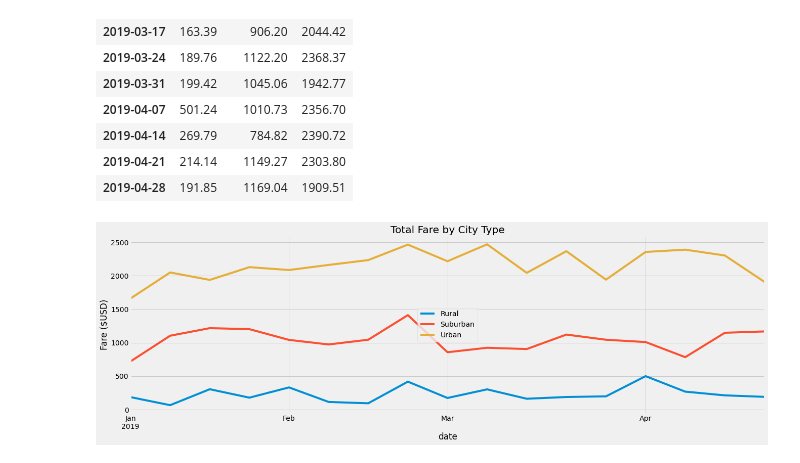
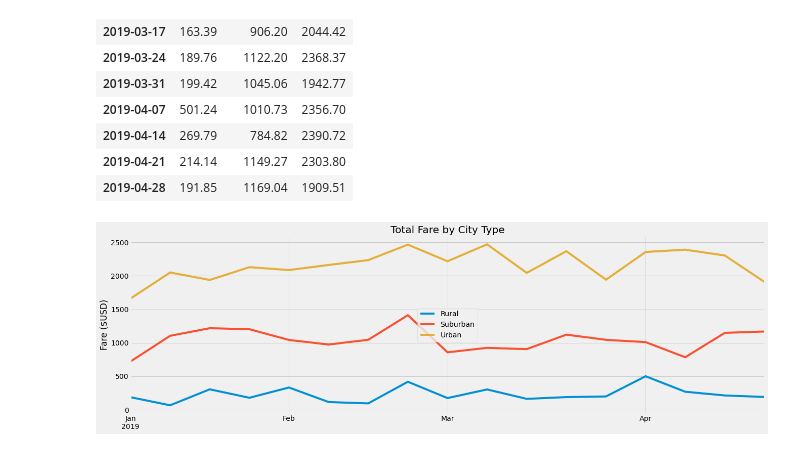
Before and after one commit to Hala-INTJ/PyBer_Analysis, a Jupyter notebook: PyBer_Challenge.ipynb, the cells around one changed output. Saved outputs shown, nothing was run; the diff lists cells and outputs as text; code cells hidden in the pictures.

```diff
--- a/PyBer_Challenge.ipynb
+++ b/PyBer_Challenge.ipynb
@@ -153,17 +153,18 @@ weekly_fare_data_Jan_Apr_df
 # %%
 # 8. Using the object-oriented interface method, plot the resample DataFrame using the df.plot() function.
 
 weekly_fare_data_Jan_Apr_df.plot(figsize=(20,6))
 
 # Import the style from Matplotlib.
 from matplotlib import style
 # Use the graph style fivethirtyeight.
 style.use('fivethirtyeight')
 
 plt.ylabel("Fare ($USD)")
 plt.title("Total Fare by City Type")
+plt.xlabel("")
 plt.legend(loc=10)
 plt.savefig("Resources/PyBer_fare_summary.png")
 plt.show()
 # %% [output]
-[figure, old version]
+[figure, new version]
```
Also changed, not shown: 1 other file.
